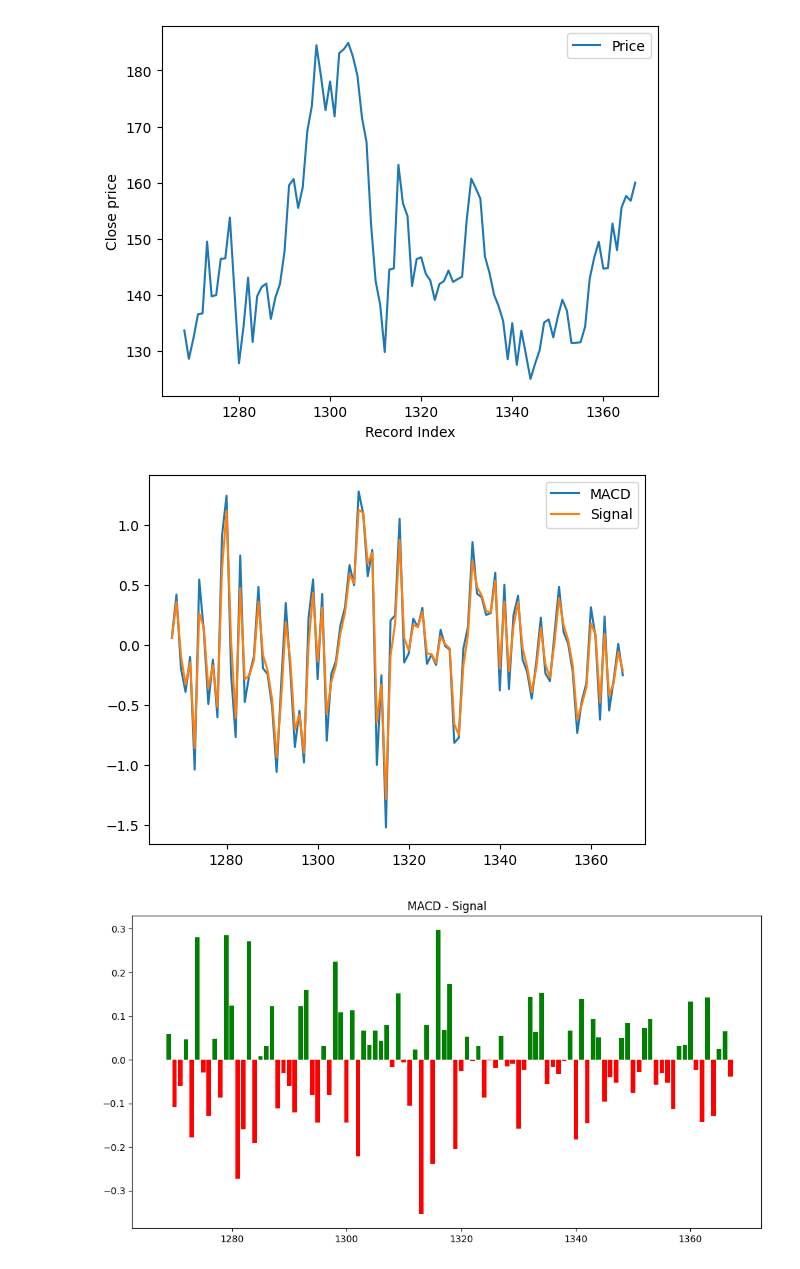
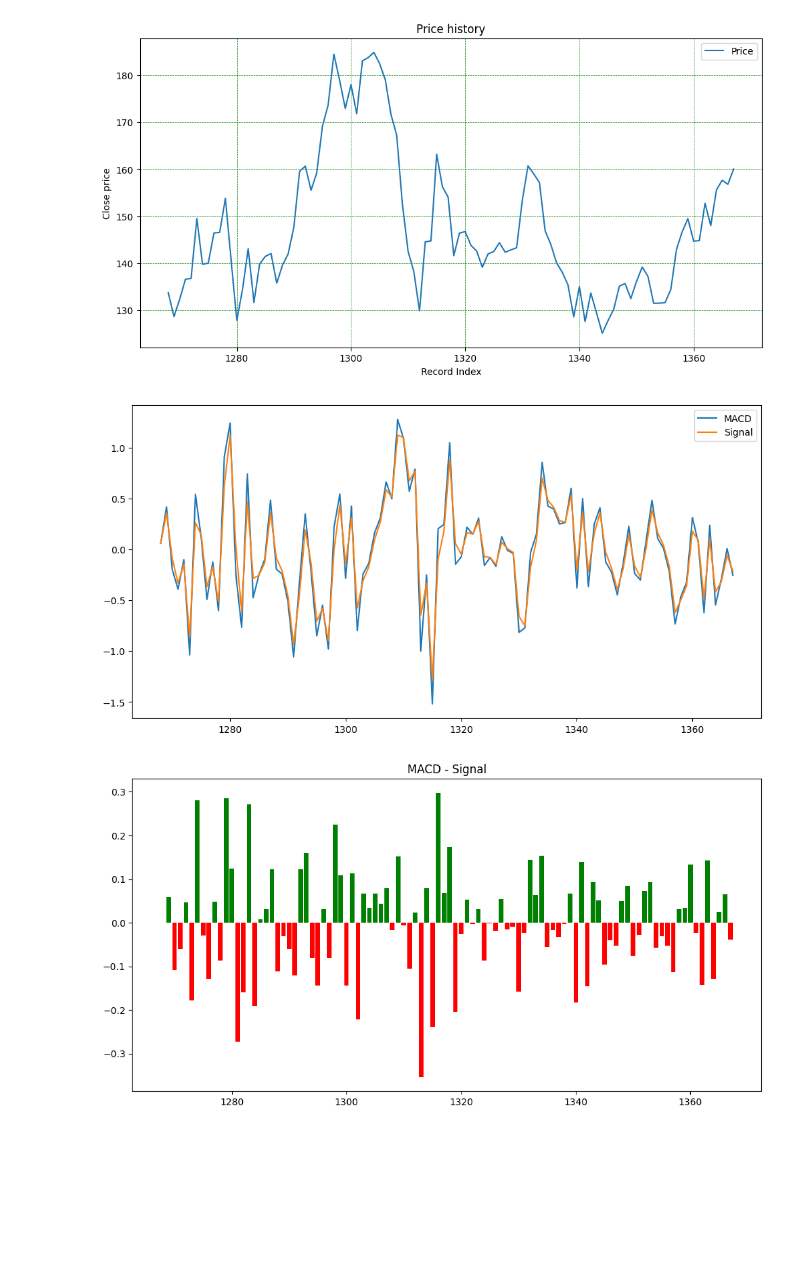
Before and after one commit to ZussmanFranz/Politechnika_Gdanska, a Jupyter notebook: Sem4/MN/project1/project1.ipynb, the cells around one changed output. Saved outputs shown, nothing was run; the diff lists cells and outputs as text; code cells hidden in the pictures; blank space fills up the shorter version.

```diff
--- a/Sem4/MN/project1/project1.ipynb
+++ b/Sem4/MN/project1/project1.ipynb
@@ -83,10 +83,16 @@ def plot_macd_signal_difference(x_analyzed, macd_signal_difference):
     plt.title('MACD - Signal')
 
 def plot_price_history(x_analyzed, values):
+    plt.figure(figsize=(12, 6))
+
     plt.plot(x_analyzed, values[-len(x_analyzed):], label="Price")
 
     plt.xlabel('Record Index')
     plt.ylabel('Close price')
+    plt.title('Price history')
+
+    plt.grid(color = 'green', linestyle = '--', linewidth = 0.5)
+
     plt.legend()
 
 def plot_transaction_on_price(x_analyzed, price_values, transactions, markersize=5):
@@ -106,6 +112,35 @@ def plot_transaction_on_price(x_analyzed, price_values, transactions, markersize
     plt.plot(buy_indexes, y_buy, 'g^', markersize=markersize, label='Buy')  # green upward triangles for buy
     plt.plot(sell_indexes, y_sell, 'rv', markersize=markersize, label='Sell')  # red downward triangles for sell
     plt.legend()
+
+    return buy_indexes, sell_indexes
+
+def plot_profits(delta_procents):
+    colors = ['green' if val >= 0 else 'red' for val in delta_procents]
+
+    # Create the bar plot:
+    plt.figure(figsize=(12, 6))
+    plt.bar(np.arange(0, len(delta_procents)),delta_procents, color=colors)
+
+
+    plt.title('Profits')
+    plt.ylabel("Procent earned")
+
+def plot_capital_history(records_indexes, capital_history):
+    plt.figure(figsize=(12, 6))
+
+    plt.title("Capital history")
+
+    plt.ylabel("Number of units")
+    plt.xlabel("Record index")
+
+    plt.grid(color = 'blue', linestyle = '--', linewidth = 0.5)
+
+    plt.plot(records_indexes, capital_history, label="Capital value", color="green")
+    plt.legend()
+
+def plot_combined_history(x_analyzed, records_indexes, price_values, capital_history):
+    pass
 # %%
 ## Main data import and variables creation
 
@@ -145,18 +180,18 @@ plt.show()
 # %%
-plot_price_history(x_analyzed, close_data)
+plot_price_history(plt, x_analyzed, close_data)
 # %% [output]
-[figure, old version]
+[figure, new version]
 # %%
 macd_values = MACD_values(n_records_analyzed, close_data)
 signal_values = Signal_values(n_records_analyzed, macd_values)
 
-
+plt.figure(figsize=(12, 6))
 plt.plot(x_analyzed, macd_values, label="MACD")
 plt.plot(x_analyzed, signal_values, label="Signal")
 plt.legend()
 plt.show()
 # %% [output]
-[figure, old version]
+[figure, new version]
 # %%
 # For transaction decision me are interested in MACD Signal difference
 macd_signal_difference = np.subtract(macd_values, signal_values)
```
Also changed, not shown: parts of 5 cells of this notebook.
